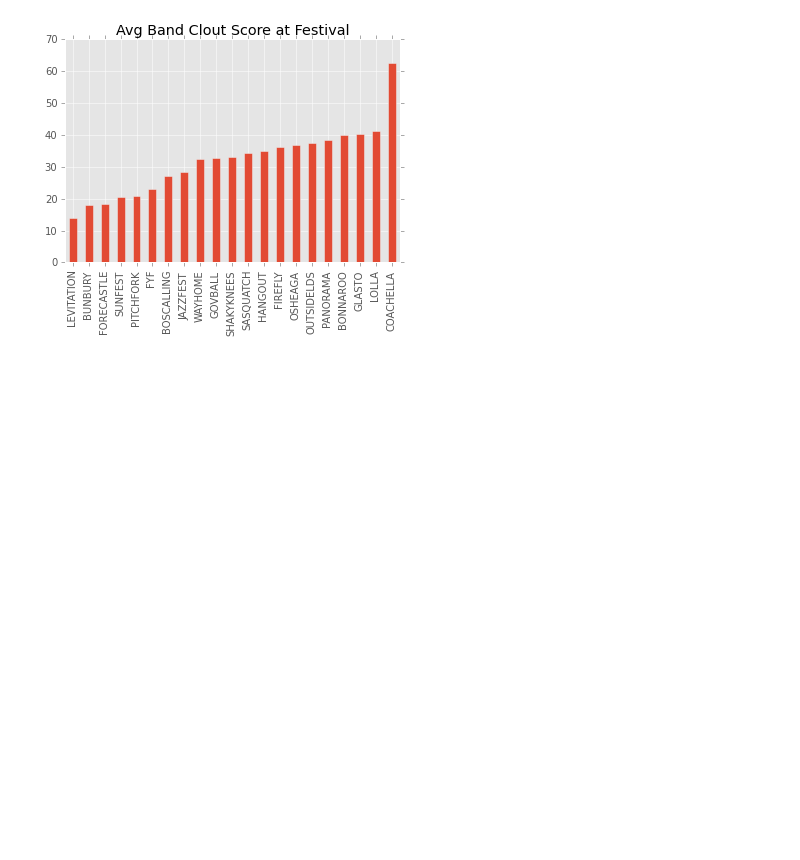
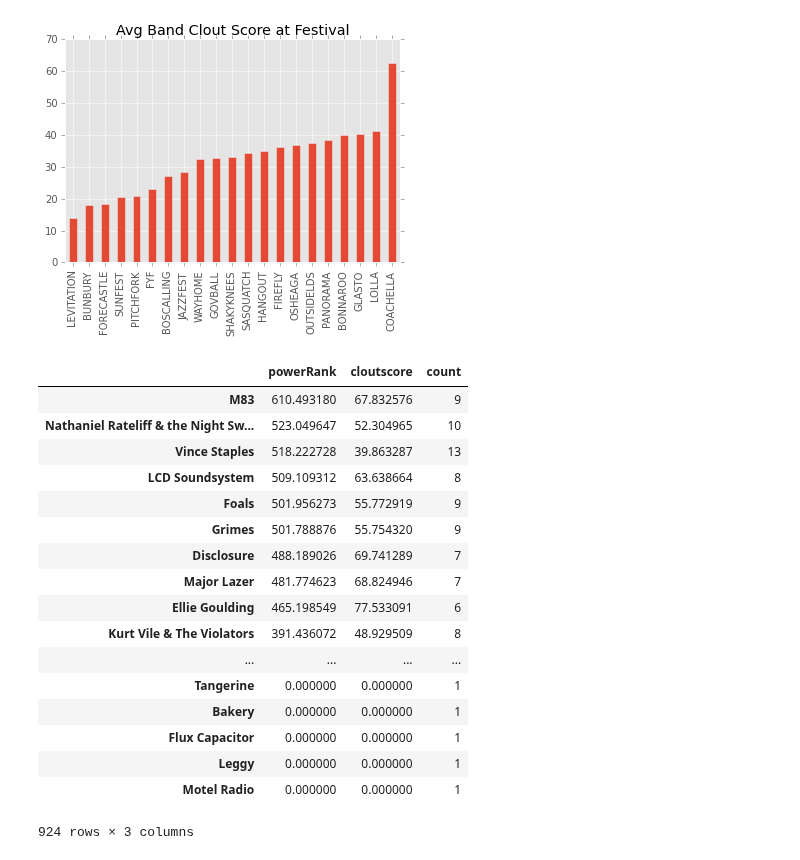
Before and after one commit to hunterowens/hunterowens.github.io, a Jupyter notebook: notebooks/new_power_ranks.ipynb, the cells around one changed output. Saved outputs shown, nothing was run; the diff lists cells and outputs as text; code cells hidden in the pictures; blank space fills up the shorter version.

```diff
--- a/notebooks/new_power_ranks.ipynb
+++ b/notebooks/new_power_ranks.ipynb
@@ -272,3 +275,24 @@ clout_s.sort_values().plot(kind='bar',
                           title='Avg Band Clout Score at Festival').get_figure().savefig('./festival_extras/avgbandclout.svg')
 # %% [output]
 [figure]
+# %%
+power_rank_df.sort_values('powerRank', ascending=False)
+# %% [output]
+|  | powerRank | cloutscore | count |
+| M83 | 610.493180 | 67.832576 | 9 |
+| Nathaniel Rateliff & the Night Sw... | 523.049647 | 52.304965 | 10 |
+| Vince Staples | 518.222728 | 39.863287 | 13 |
+| LCD Soundsystem | 509.109312 | 63.638664 | 8 |
+| Foals | 501.956273 | 55.772919 | 9 |
+| Grimes | 501.788876 | 55.754320 | 9 |
+| Disclosure | 488.189026 | 69.741289 | 7 |
+| Major Lazer | 481.774623 | 68.824946 | 7 |
+| Ellie Goulding | 465.198549 | 77.533091 | 6 |
+| Kurt Vile & The Violators | 391.436072 | 48.929509 | 8 |
+| ... | ... | ... | ... |
+| Tangerine | 0.000000 | 0.000000 | 1 |
+| Bakery | 0.000000 | 0.000000 | 1 |
+| Flux Capacitor | 0.000000 | 0.000000 | 1 |
+| Leggy | 0.000000 | 0.000000 | 1 |
+| Motel Radio | 0.000000 | 0.000000 | 1 |
+924 rows × 3 columns
```
Also changed, not shown: parts of 1 cell of this notebook, 1 other file.
